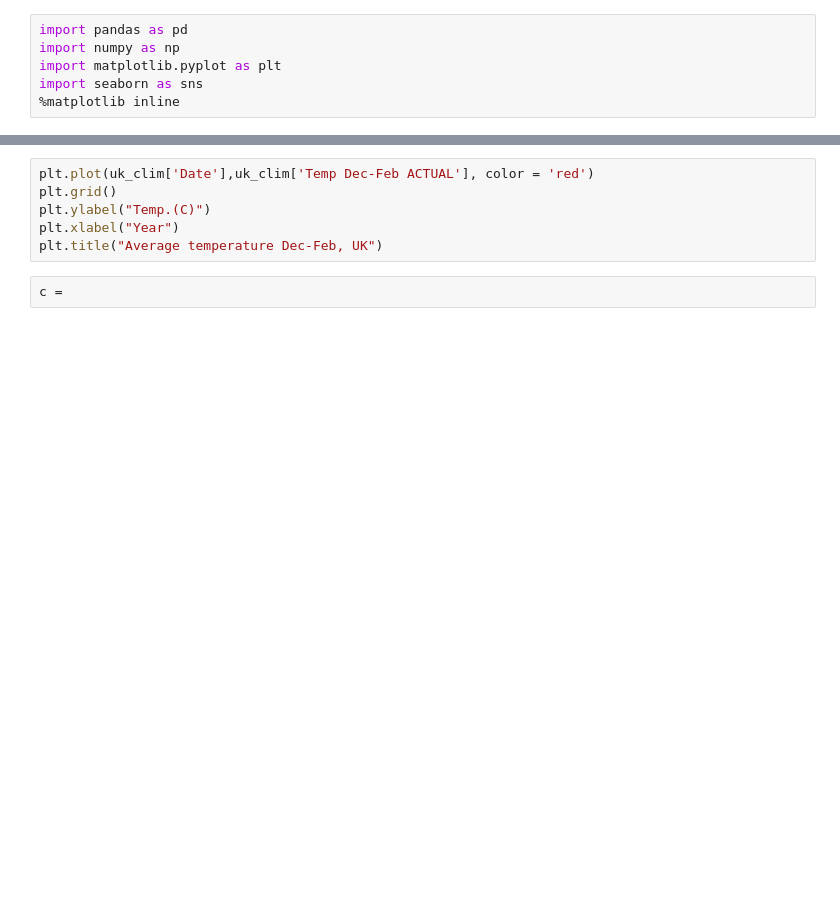
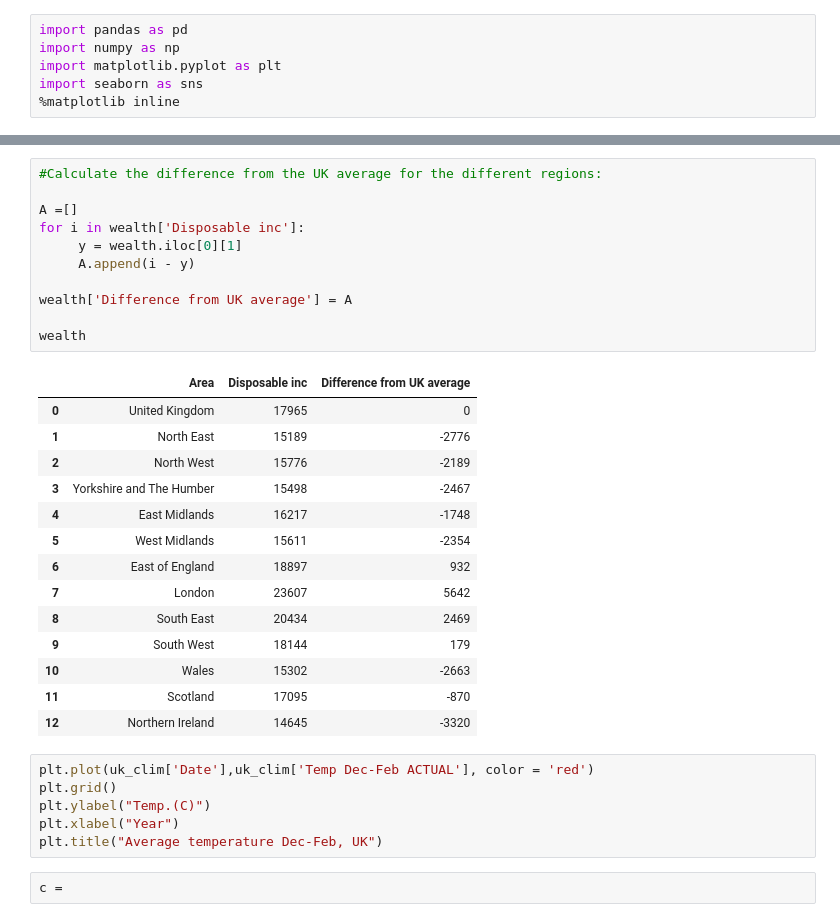
Before and after one commit to pradeepsaiu/prep_capstone, a Jupyter notebook: Thinkful prep capstone GJH.ipynb, the cells around one changed output, grey strips where cells are left out. Drawn from its saved outputs; the diff is of its cells as text; blank space fills up the shorter version.

```diff
--- a/Thinkful prep capstone GJH.ipynb
+++ b/Thinkful prep capstone GJH.ipynb
@@ -71,3 +47,29 @@ uk_clim
+# %%
+#Calculate the difference from the UK average for the different regions:
+
+A =[]
+for i in wealth['Disposable inc']:
+     y = wealth.iloc[0][1]
+     A.append(i - y)
+
+wealth['Difference from UK average'] = A
+
+wealth
+# %% [output]
+|  | Area | Disposable inc | Difference from UK average |
+| 0 | United Kingdom | 17965 | 0 |
+| 1 | North East | 15189 | -2776 |
+| 2 | North West | 15776 | -2189 |
+| 3 | Yorkshire and The Humber | 15498 | -2467 |
+| 4 | East Midlands | 16217 | -1748 |
+| 5 | West Midlands | 15611 | -2354 |
+| 6 | East of England | 18897 | 932 |
+| 7 | London | 23607 | 5642 |
+| 8 | South East | 20434 | 2469 |
+| 9 | South West | 18144 | 179 |
+| 10 | Wales | 15302 | -2663 |
+| 11 | Scotland | 17095 | -870 |
+| 12 | Northern Ireland | 14645 | -3320 |
 # %%
 plt.plot(uk_clim['Date'],uk_clim['Temp Dec-Feb ACTUAL'], color = 'red')
 plt.grid()
```
Also changed, not shown: parts of 4 cells of this notebook.
